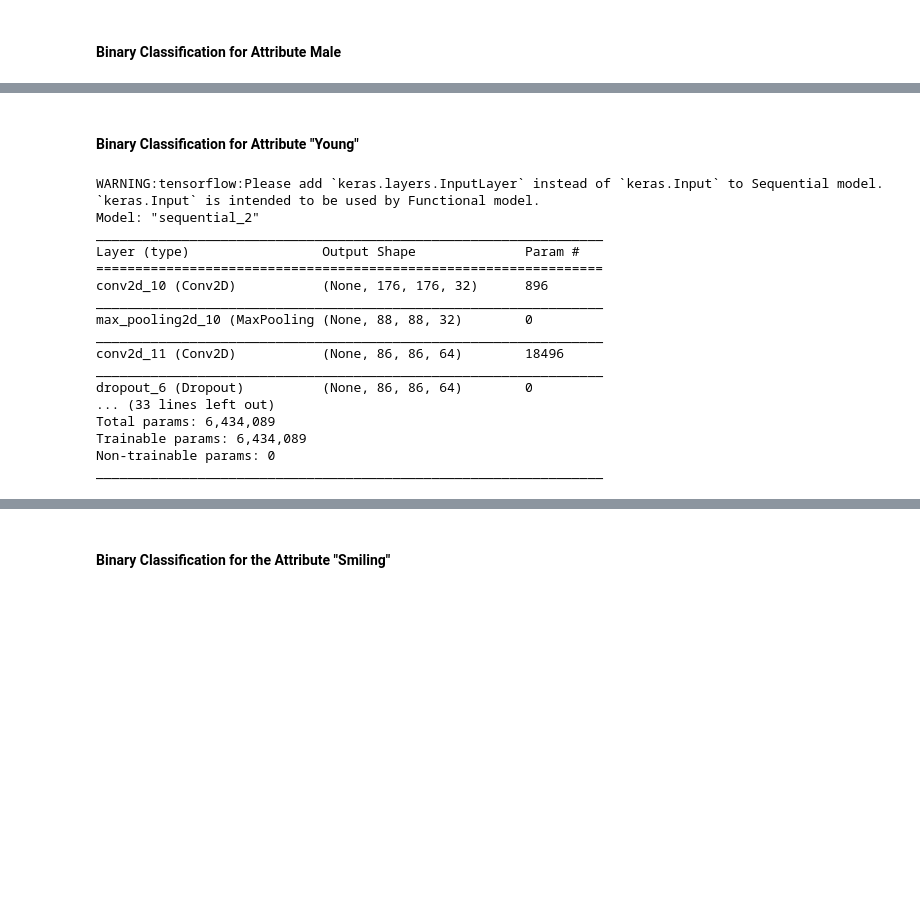
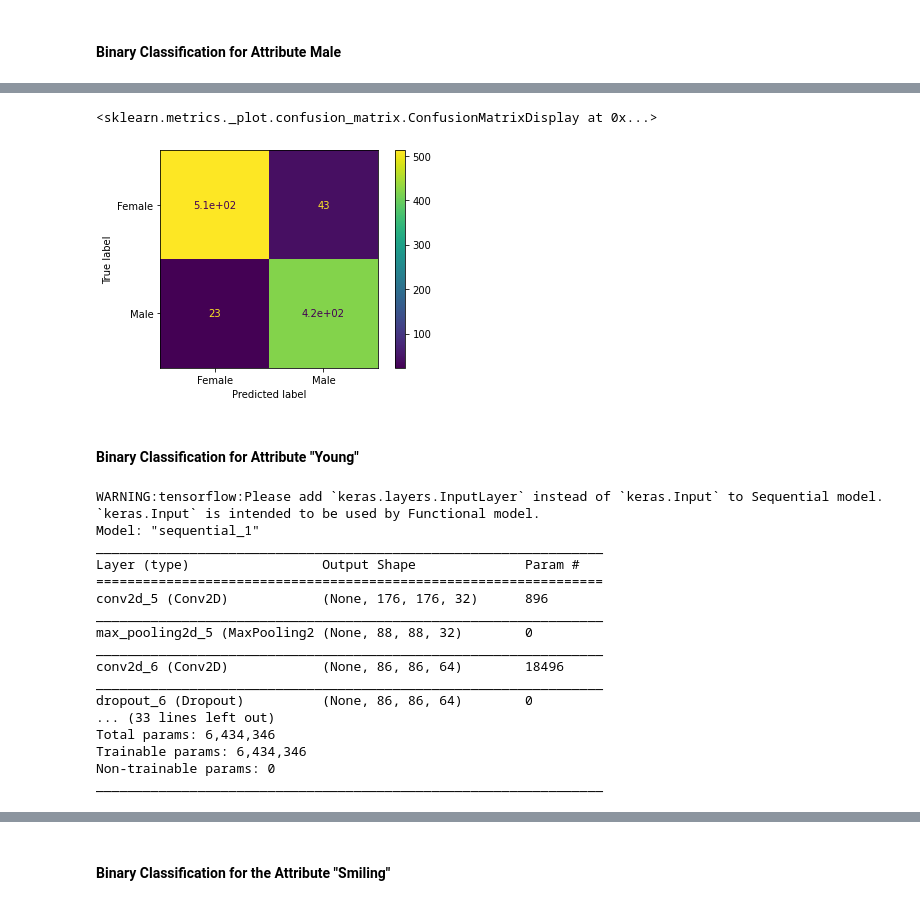
Before and after one commit to katdask/Data_Science_Projects, a Jupyter notebook: Unzip.ipynb, the cells around one changed output, grey strips where cells are left out. Drawn from its saved outputs; the diff is of its cells as text; code cells hidden in the pictures; blank space fills up the shorter version.

```diff
--- a/Unzip.ipynb
+++ b/Unzip.ipynb
@@ -148,7 +149,7 @@ layer_male10 = keras.layers.MaxPooling2D(2,2)
 layer_male11 = keras.layers.Flatten()
 layer_male12 = keras.layers.Dense(1000, activation="relu")
 layer_male13 = keras.layers.Dense(256, activation="relu")
-layer_male14 = keras.layers.Dense(1, activation="sigmoid")
+layer_male14 = keras.layers.Dense(2, activation="softmax")
 
 male_model = keras.Sequential([keras.layers.Input(shape=(178, 178, 3)), layer_male1, layer_male2, layer_male3, layer_male4, layer_male5,
                               layer_male6, layer_male7, layer_male8, layer_male9, layer_male10, layer_male11, layer_male12,
@@ -183,15 +184,15 @@ y_male_test=y_test["Male"]
 # We specify the training configuration (optimizer, loss, metrics):
 male_model.compile(
     optimizer=keras.optimizers.RMSprop(learning_rate=0.001),
-    loss=keras.losses.BinaryCrossentropy(),
-    metrics=[keras.metrics.BinaryAccuracy()])
+    loss=keras.losses.SparseCategoricalCrossentropy(),
+    metrics=[keras.metrics.SparseCategoricalAccuracy()])
 # %%
 # Call_back to store best model
 file_name = 'best_model_male.h5'
 checkpoint_path= os.path.join('checkpoint2',file_name)
 
 call_back = tf.keras.callbacks.ModelCheckpoint(filepath=checkpoint_path,
-                                                 monitor='val_binary_accuracy',
+                                                 monitor='val_sparse_categorical_accuracy',
                                                  verbose=1,
                                                  save_freq='epoch',
                                                  save_best_only=True,
@@ -240,3 +241,12 @@ test loss, test acc: [0.30787283182144165, 0.9359999895095825]
+# %%
+pred = male_model.predict(X_test)
+y_pred = np.argmax(pred, axis = 1)
+cm=confusion_matrix(y_male_test, y_pred)
+disp = ConfusionMatrixDisplay(confusion_matrix=cm, display_labels=["Female", "Male"])
+disp.plot()
+# %% [output]
+<sklearn.metrics._plot.confusion_matrix.ConfusionMatrixDisplay at 0x...>
+[figure, added]
 # %% [markdown]
 #### Binary Classification for Attribute "Young"
 # %%
@@ -261,7 +271,7 @@ layer_young12 = keras.layers.Dense(1000, activation="relu")
 layer_youngd12 = keras.layers.Dropout(0.3)
 layer_young13 = keras.layers.Dense(256, activation="relu")
 layer_youngd13 = keras.layers.Dropout(0.2)
-layer_young14 = keras.layers.Dense(1, activation="sigmoid")
+layer_young14 = keras.layers.Dense(2, activation="softmax")
 
 young_model = keras.Sequential([keras.layers.Input(shape=(178, 178, 3)), layer_young1, layer_young2, layer_young3, layer_youngd3, layer_young4,
                               layer_young5, layer_youngd5, layer_young6, layer_young7, layer_youngd7, layer_young8, layer_young9, layer_youngd9,
@@ -270,20 +280,20 @@ young_model = keras.Sequential([keras.layers.Input(shape=(178, 178, 3)), layer_y
 young_model.summary()
 # %% [output]
 WARNING:tensorflow:Please add `keras.layers.InputLayer` instead of `keras.Input` to Sequential model. `keras.Input` is intended to be used by Functional model.
-Model: "sequential_2"
+Model: "sequential_1"
 _________________________________________________________________
 Layer (type)                 Output Shape              Param #
 =================================================================
-conv2d_10 (Conv2D)           (None, 176, 176, 32)      896
+conv2d_5 (Conv2D)            (None, 176, 176, 32)      896
 _________________________________________________________________
-max_pooling2d_10 (MaxPooling (None, 88, 88, 32)        0
+max_pooling2d_5 (MaxPooling2 (None, 88, 88, 32)        0
 _________________________________________________________________
-conv2d_11 (Conv2D)           (None, 86, 86, 64)        18496
+conv2d_6 (Conv2D)            (None, 86, 86, 64)        18496
 _________________________________________________________________
 dropout_6 (Dropout)          (None, 86, 86, 64)        0
 ... (33 lines left out)
-Total params: 6,434,089
-Trainable params: 6,434,089
+Total params: 6,434,346
+Trainable params: 6,434,346
 Non-trainable params: 0
 _________________________________________________________________
 # %%
```
Also changed, not shown: parts of 15 cells of this notebook.
